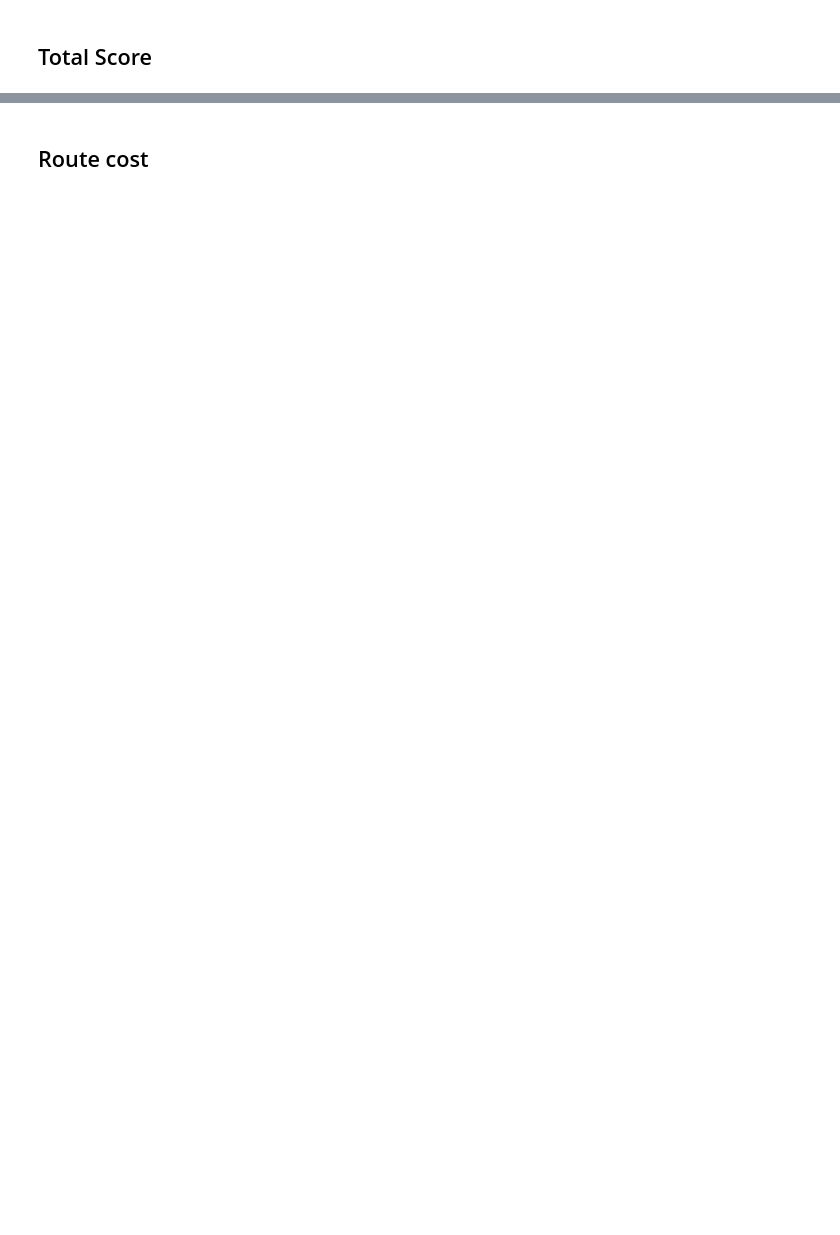
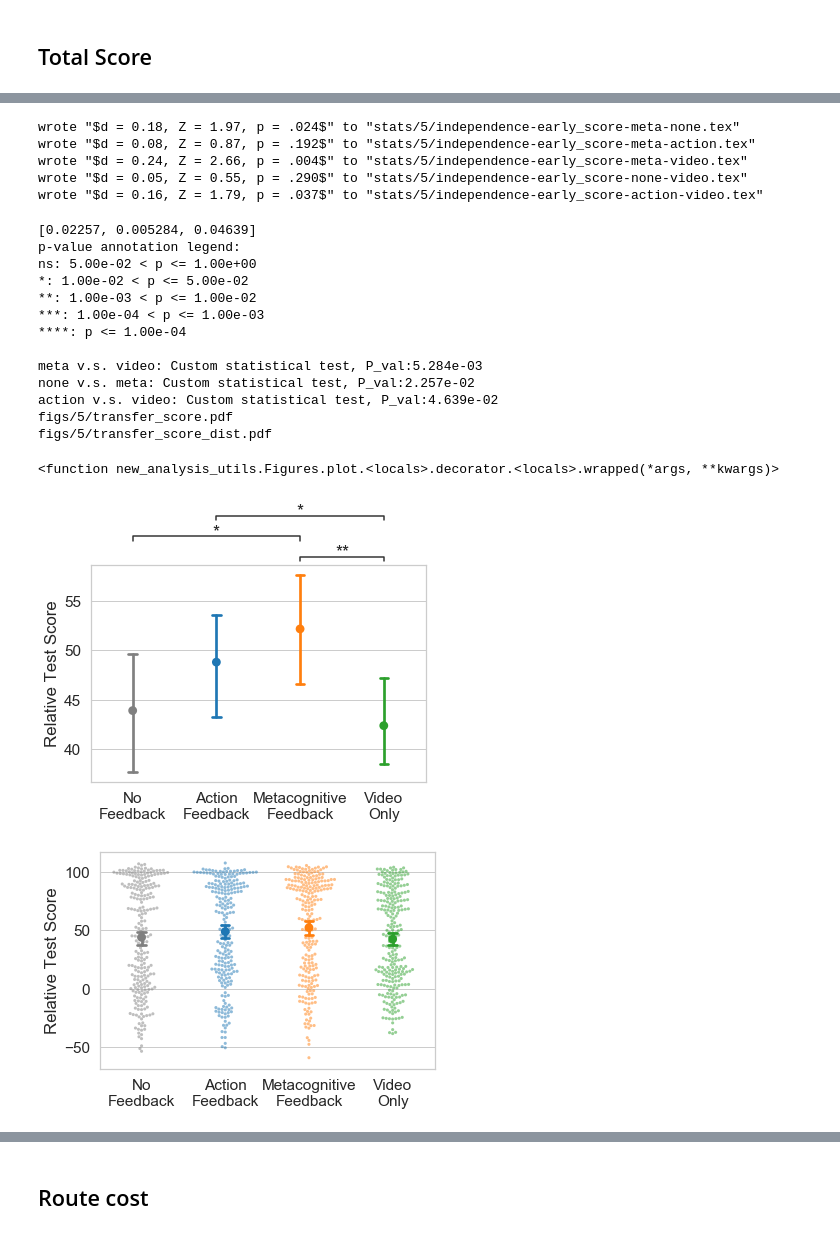
Before and after one commit to fredcallaway/ai-for-improving-human-planning, a Jupyter notebook: analysis/exp5.ipynb, the cells around one changed output, grey strips where cells are left out. Cells and saved outputs as stored; diff of their text form; code cells hidden in the pictures; blank space fills up the shorter version.

```diff
--- a/analysis/exp5.ipynb
+++ b/analysis/exp5.ipynb
@@ -280,0 +282,57 @@ wrote "$d = $0.01, Z = 0.08, p = .937$" to "stats/5/independence-score-action-vi
+# %%
+write_comparisons('early_score')
+# %% [output]
+wrote "$d = 0.18, Z = 1.97, p = .024$" to "stats/5/independence-early_score-meta-none.tex"
+wrote "$d = 0.08, Z = 0.87, p = .192$" to "stats/5/independence-early_score-meta-action.tex"
+wrote "$d = 0.24, Z = 2.66, p = .004$" to "stats/5/independence-early_score-meta-video.tex"
+wrote "$d = 0.05, Z = 0.55, p = .290$" to "stats/5/independence-early_score-none-video.tex"
+wrote "$d = 0.16, Z = 1.79, p = .037$" to "stats/5/independence-early_score-action-video.tex"
+# %%
+def plot_transfer(outcome, flag=''):
+    plt.figure()
+#     plt.axhline(315.956, color='k', ls='--', alpha=0.7)
+    if flag == 'dist':
+        sns.swarmplot('feedback', outcome, data=pdf, palette=palette, alpha=0.5, order=fb_order,
+                  size=3.1)
+
+    sns.pointplot('feedback', outcome, data=pdf, palette=palette, order=fb_order,
+                  scale=1, capsize=0.1, markers='o', n_boot=100)
+    plt.ylabel(nice_names[outcome])
+    plt.xlabel('')
+    # test = 'Test' if EXPERIMENT == 1 else 'Transfer'
+    reformat_labels()
+    plt.ylabel('Relative Test Score')
+
+    if flag != 'dist':
+        all_pairs = [('meta', 'none'), ('meta', 'action'), ('meta', 'video'),
+                     ('none', 'video'), ('action', 'video'),]
+        pairs = [(f1, f2) for (f1, f2) in all_pairs if independence_results['score', f1, f2] < .05]
+        p = [independence_results[outcome, f1, f2] for (f1, f2) in pairs]
+        print(p)
+        p = [max(p, .001) for p in p] # at most 3 stars
+        add_stat_annotation(plt.gca(), data=pdf, x='feedback', y=outcome, order=fb_order,
+            box_pairs=pairs,
+            pvalues=p, text_format='star',
+            fontsize=18, loc='outside', perform_stat_test=False,
+            line_offset=.015, text_offset=-5
+        )
+
+figure(outcome='score')(plot_transfer)
+figure(outcome='score', flag='dist')(plot_transfer)
+# %% [output]
+[0.02257, 0.005284, 0.04639]
+p-value annotation legend:
+ns: 5.00e-02 < p <= 1.00e+00
+*: 1.00e-02 < p <= 5.00e-02
+**: 1.00e-03 < p <= 1.00e-02
+***: 1.00e-04 < p <= 1.00e-03
+****: p <= 1.00e-04
+
+meta v.s. video: Custom statistical test, P_val:5.284e-03
+none v.s. meta: Custom statistical test, P_val:2.257e-02
+action v.s. video: Custom statistical test, P_val:4.639e-02
+figs/5/transfer_score.pdf
+figs/5/transfer_score_dist.pdf
+<function new_analysis_utils.Figures.plot.<locals>.decorator.<locals>.wrapped(*args, **kwargs)>
+[figure, added]
+[figure, added]
```
Also changed, not shown: parts of 56 cells of this notebook, 5 other files.
